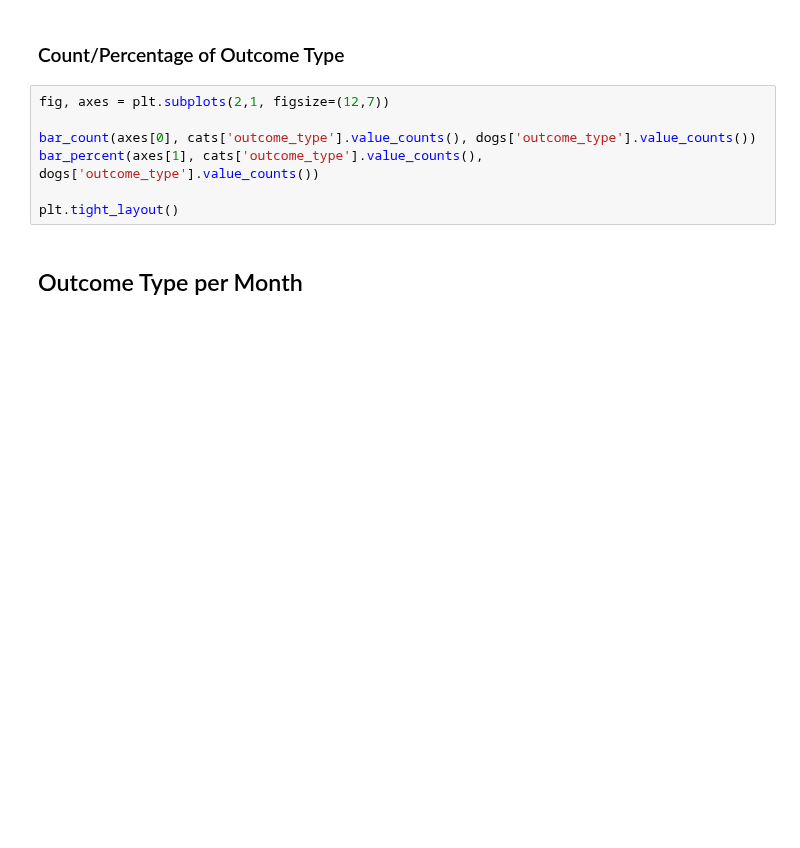
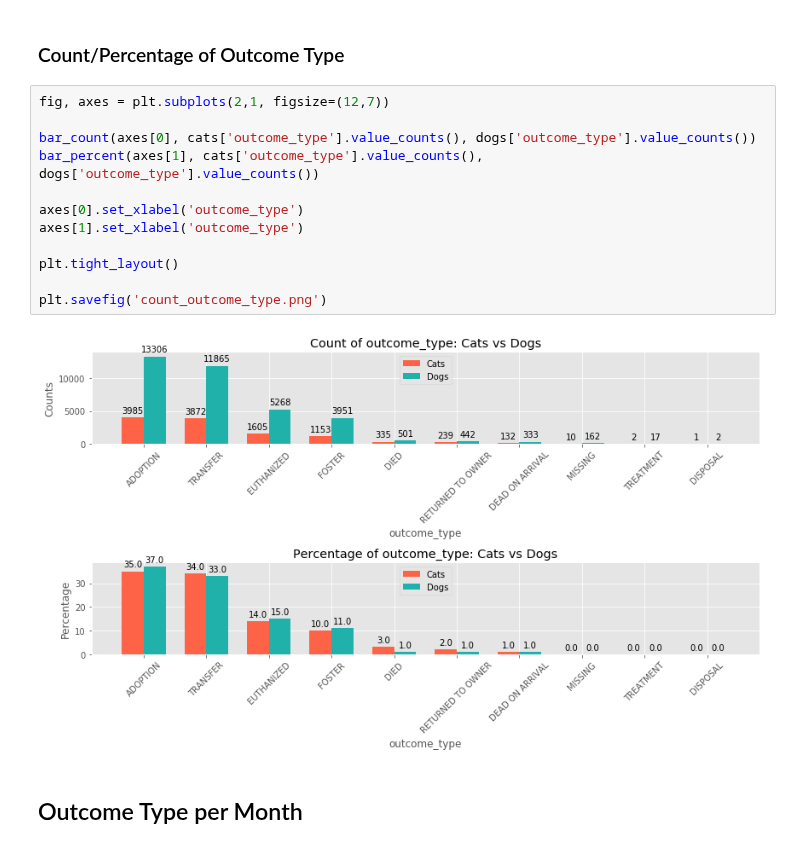
Before and after one commit to cwong690/Dallas-Paws, a Jupyter notebook: dallas_animals.ipynb, the cells around one changed output. Cells and saved outputs as stored; diff of their text form; blank space fills up the shorter version.

```diff
--- a/dallas_animals.ipynb
+++ b/dallas_animals.ipynb
@@ -738,10 +749,17 @@ plt.tight_layout()
 # %%
 fig, axes = plt.subplots(2,1, figsize=(12,7))
 
 bar_count(axes[0], cats['outcome_type'].value_counts(), dogs['outcome_type'].value_counts())
 bar_percent(axes[1], cats['outcome_type'].value_counts(), dogs['outcome_type'].value_counts())
 
+axes[0].set_xlabel('outcome_type')
+axes[1].set_xlabel('outcome_type')
+
 plt.tight_layout()
+
+plt.savefig('count_outcome_type.png')
+# %% [output]
+[figure, added]
 # %% [markdown]
 ## Outcome Type per Month
 # %%
```
Also changed, not shown: parts of 8 cells of this notebook, 1 other file.
